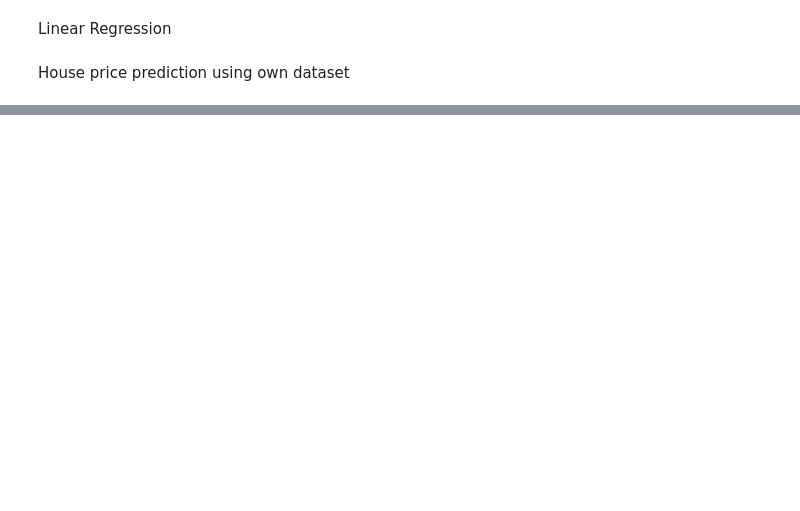
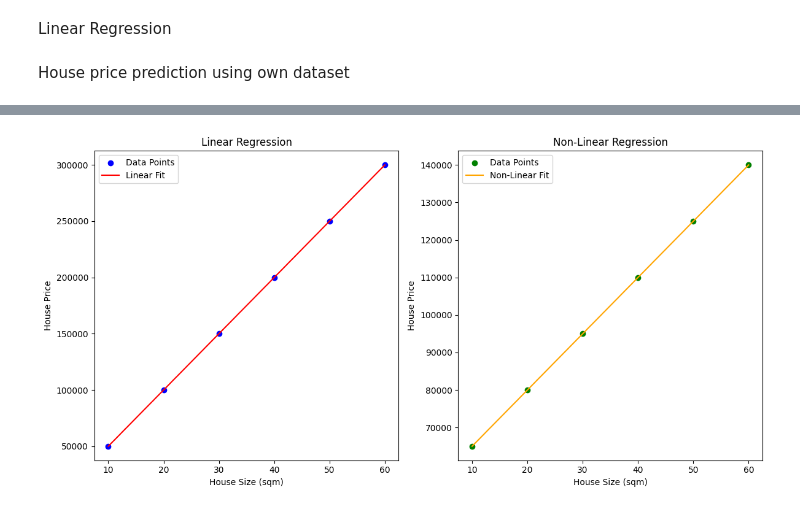
Before and after one commit to DeMoN-7/Pattern-Recognition, a Jupyter notebook: Lab Experiments/exp2/linear_regression.ipynb, the cells around one changed output, grey strips where cells are left out. Cells and saved outputs as stored; diff of their text form; code cells hidden in the pictures; blank space fills up the shorter version.

```diff
--- a/Lab Experiments/exp2/linear_regression.ipynb
+++ b/Lab Experiments/exp2/linear_regression.ipynb
@@ -19,0 +13,5 @@ plt.show()
+# %%
+house_size=np.array([10,20,30,40,50,60]).reshape(-1,1)
+house_size1=np.array([10,20,30,40,50,60])
+house_price=np.array([50000,100000,150000,200000,250000,300000])
+house_price_nonLinear=np.array([65000, 80000, 95000, 110000, 125000, 140000])
@@ -36,0 +29,3 @@ plt.show()
+# %%
+def non_linear_func(x,a,b,c):
+    return a* np.sqrt(x)+b*x+c
@@ -36,0 +34,3 @@ plt.show()
+# %%
+params, _ = curve_fit(non_linear_func, house_size1, house_price_nonLinear, p0=[1, 1, 1])
+y_pred_nonlinear = non_linear_func(house_size, *params)
@@ -36,0 +63,23 @@ plt.show()
+# %%
+# plotting the result
+plt.figure(figsize=(12, 6))
+# linear regression plot
+plt.subplot(1, 2, 1)
+plt.scatter(house_size, house_price, color='blue', label='Data Points')
+plt.plot(house_size, predicted_price, color='red', label='Linear Fit')
+plt.title("Linear Regression")
+plt.xlabel("House Size (sqm)")
+plt.ylabel("House Price")
+plt.legend()
+# Non-Linear Regression Plot
+plt.subplot(1, 2, 2)
+plt.scatter(house_size, house_price_nonLinear, color='green', label='Data Points')
+plt.plot(house_size, y_pred_nonlinear, color='orange', label='Non-Linear Fit')
+plt.title("Non-Linear Regression")
+plt.xlabel("House Size (sqm)")
+plt.ylabel("House Price")
+plt.legend()
+plt.tight_layout()
+plt.show()
+# %% [output]
+[figure, added]
```
Also changed, not shown: parts of 12 cells of this notebook.
